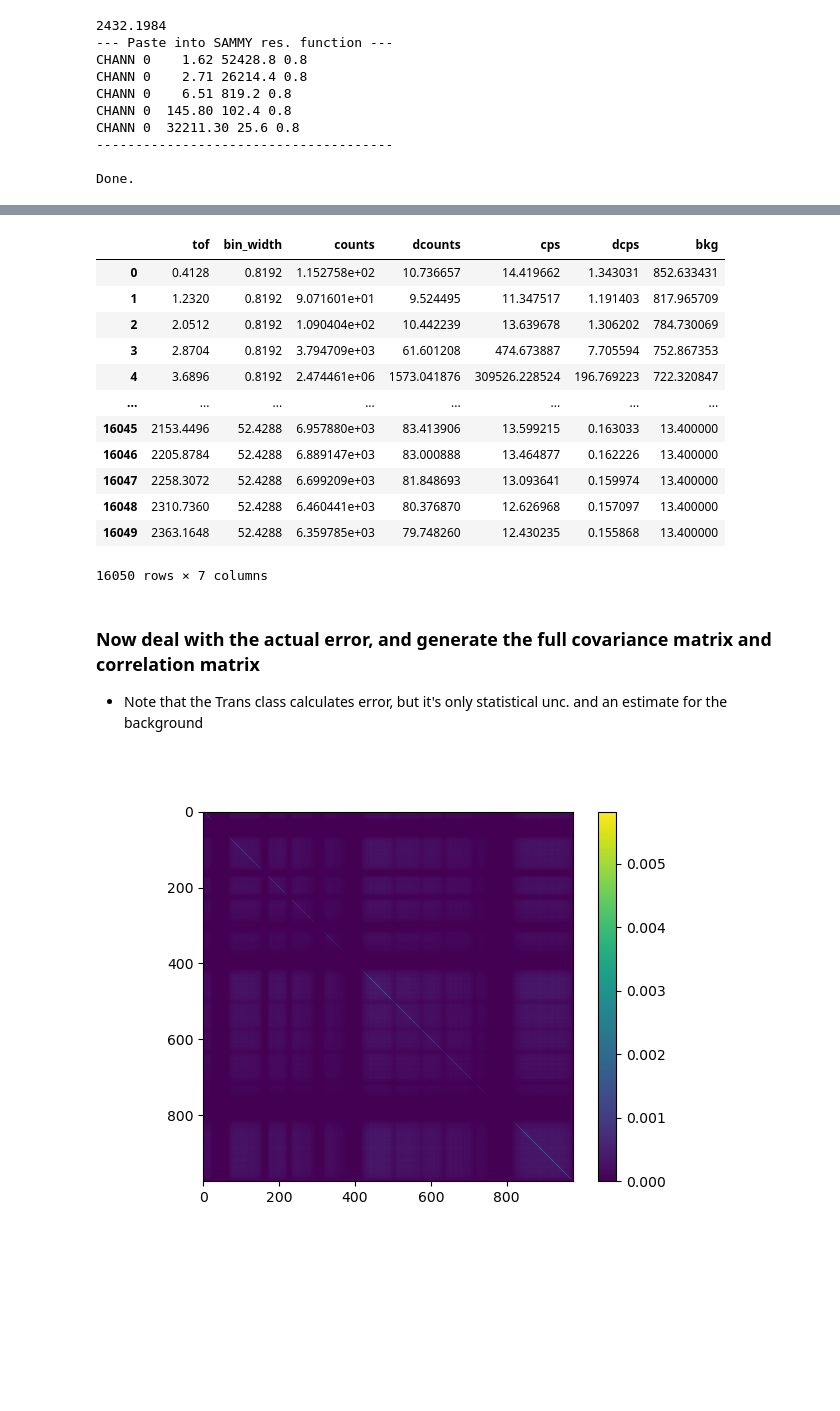
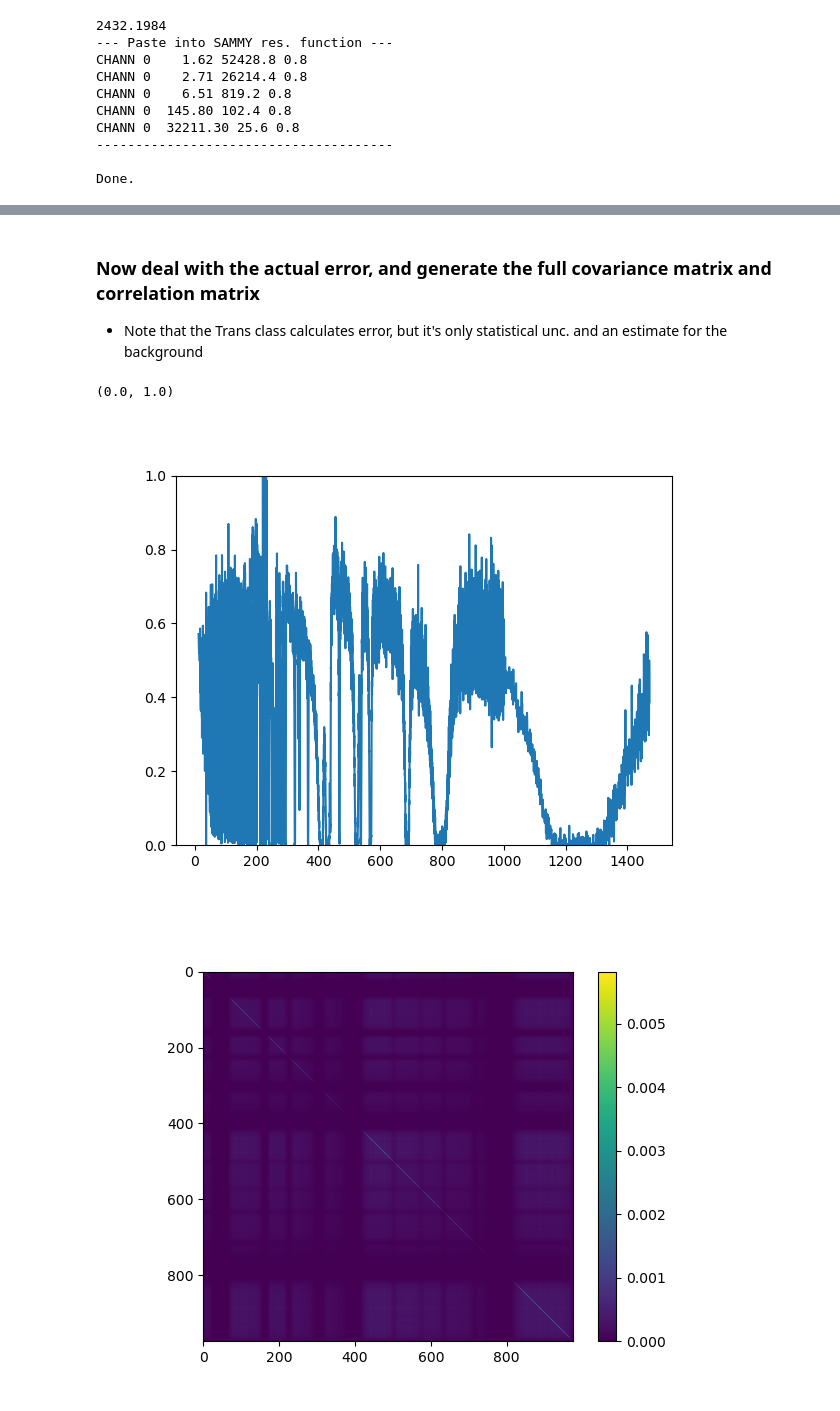
Before and after one commit to Naww137/Syndat, a Jupyter notebook: synthetic_data/Ta181/JB_sol/produce-trans-walton_JBSol.ipynb, the cells around one changed output, grey strips where cells are left out. Saved outputs shown, nothing was run; the diff lists cells and outputs as text; code cells hidden in the pictures; blank space fills up the shorter version.

```diff
--- a/synthetic_data/Ta181/JB_sol/produce-trans-walton_JBSol.ipynb
+++ b/synthetic_data/Ta181/JB_sol/produce-trans-walton_JBSol.ipynb
@@ -154,20 +156,5 @@ legend()
 # %%
 # trans1.open_data[['tof','bin_width','counts','dcounts']]#.to_csv("/Users/2mx/Desktop/rpi-open-ta181.csv",index=False)
-trans1.open_data
-# %% [output]
-|  | tof | bin_width | counts | dcounts | cps | dcps | bkg |
-| 0 | 0.4128 | 0.8192 | 1.152758e+02 | 10.736657 | 14.419662 | 1.343031 | 852.633431 |
-| 1 | 1.2320 | 0.8192 | 9.071601e+01 | 9.524495 | 11.347517 | 1.191403 | 817.965709 |
-| 2 | 2.0512 | 0.8192 | 1.090404e+02 | 10.442239 | 13.639678 | 1.306202 | 784.730069 |
-| 3 | 2.8704 | 0.8192 | 3.794709e+03 | 61.601208 | 474.673887 | 7.705594 | 752.867353 |
-| 4 | 3.6896 | 0.8192 | 2.474461e+06 | 1573.041876 | 309526.228524 | 196.769223 | 722.320847 |
-| ... | ... | ... | ... | ... | ... | ... | ... |
-| 16045 | 2153.4496 | 52.4288 | 6.957880e+03 | 83.413906 | 13.599215 | 0.163033 | 13.400000 |
-| 16046 | 2205.8784 | 52.4288 | 6.889147e+03 | 83.000888 | 13.464877 | 0.162226 | 13.400000 |
-| 16047 | 2258.3072 | 52.4288 | 6.699209e+03 | 81.848693 | 13.093641 | 0.159974 | 13.400000 |
-| 16048 | 2310.7360 | 52.4288 | 6.460441e+03 | 80.376870 | 12.626968 | 0.157097 | 13.400000 |
-| 16049 | 2363.1648 | 52.4288 | 6.359785e+03 | 79.748260 | 12.430235 | 0.155868 | 13.400000 |
-16050 rows × 7 columns
 # %% [markdown]
 ### Now deal with the actual error, and generate the full covariance matrix and correlation matrix
 - Note that the Trans class calculates error, but it's only statistical unc. and an estimate for the background
@@ -276,6 +266,13 @@ cy = stat+syst
 # # sandwich rule, matrix algebra to get outgoing covariance
 # # (@ symbol is matrix dot product)
 # cy = sys_der.T@cx@sys_der
+# %%
+figure()
+plot(df.tof, df.trans)
+ylim([0,1])
+# %% [output]
+(0.0, 1.0)
+[figure, added]
 # %%
 itof_min = np.argwhere(np.array(trans1.open_data.tof)>175)[0][0]
 itof_max = np.argwhere(np.array(trans1.open_data.tof)<200)[-1][0]
```
Also changed, not shown: parts of 3 cells of this notebook, 25 other files.
